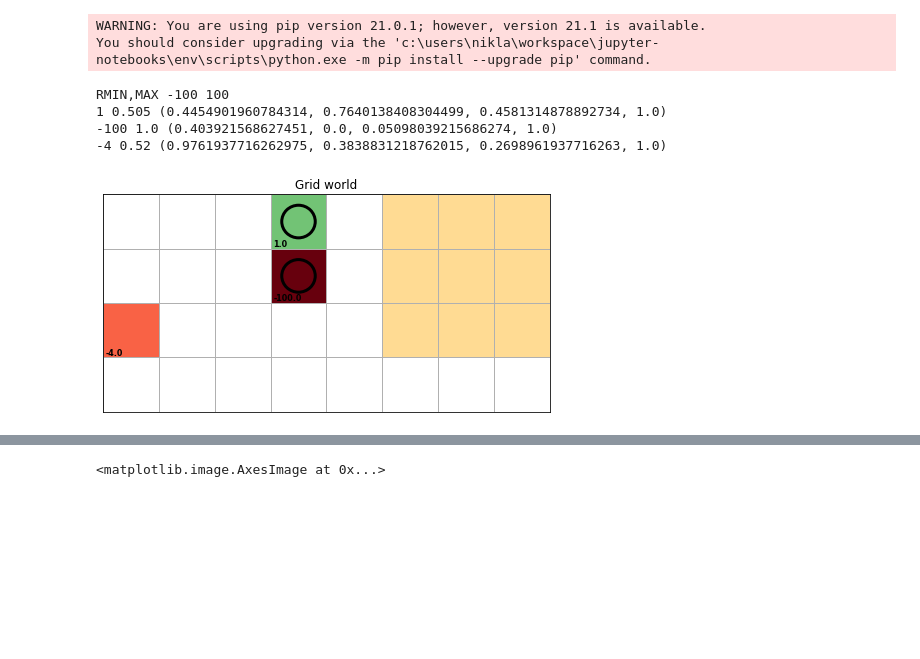
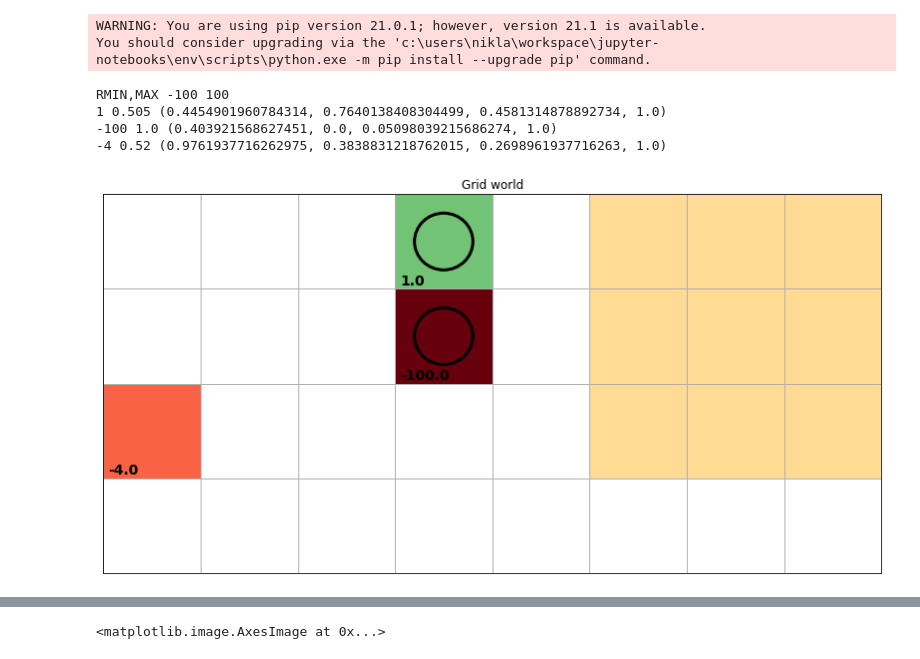
Before and after one commit to nkiehne/jupyter-notebooks, a Jupyter notebook: Intro Reinforcement Learning.ipynb, the cells around one changed output, grey strips where cells are left out. Saved outputs shown, nothing was run; the diff lists cells and outputs as text; code cells hidden in the pictures; blank space fills up the shorter version.

```diff
--- a/Intro Reinforcement Learning.ipynb
+++ b/Intro Reinforcement Learning.ipynb
@@ -228,7 +234,7 @@ class Gridworld():
         plt.title("Grid world")
         plt.show()
 # %%
-w=8; h=4; rho=0.9; step_reward=-0.04;
+w=8; h=4; rho=0.7; step_reward=0.04;
 
 actions = np.array([
     [-1,0], # UP
@@ -239,35 +245,35 @@ actions = np.array([
 cell_rewards={
     (0,3): 1,
     (1,3): -100,
     #(1,6): 1,
     (2,0): -4,
 }
 terminal_states=[
     [0,3],
     [1,3],
 ]
 blocked=[
     [0,5],
     [1,5],
     [2,5],
     [0,6],
     [1,6],
     [2,6],
     [0,7],
     [1,7],
     [2,7],
 ]
 
 gw  = Gridworld(w=w, h=h, rho=rho, step_reward=step_reward,
                 cell_rewards=cell_rewards, actions=actions,
                 terminal_states=terminal_states, blocked_cells=blocked)
-gw.plot()
+gw.plot(height=7)
 # %% [output]
 RMIN,MAX -100 100
 1 0.505 (0.4454901960784314, 0.7640138408304499, 0.4581314878892734, 1.0)
 -100 1.0 (0.403921568627451, 0.0, 0.05098039215686274, 1.0)
 -4 0.52 (0.9761937716262975, 0.3838831218762015, 0.2698961937716263, 1.0)
-[figure, old version]
+[figure, new version]
 # %%
 #vi = mdp.ValueIteration(gw.p, gw.r, 0.9, max_iter=1e5)
 vi = mdp.PolicyIteration(gw.p, gw.r, 0.999)
```
Also changed, not shown: parts of 2 cells of this notebook.
